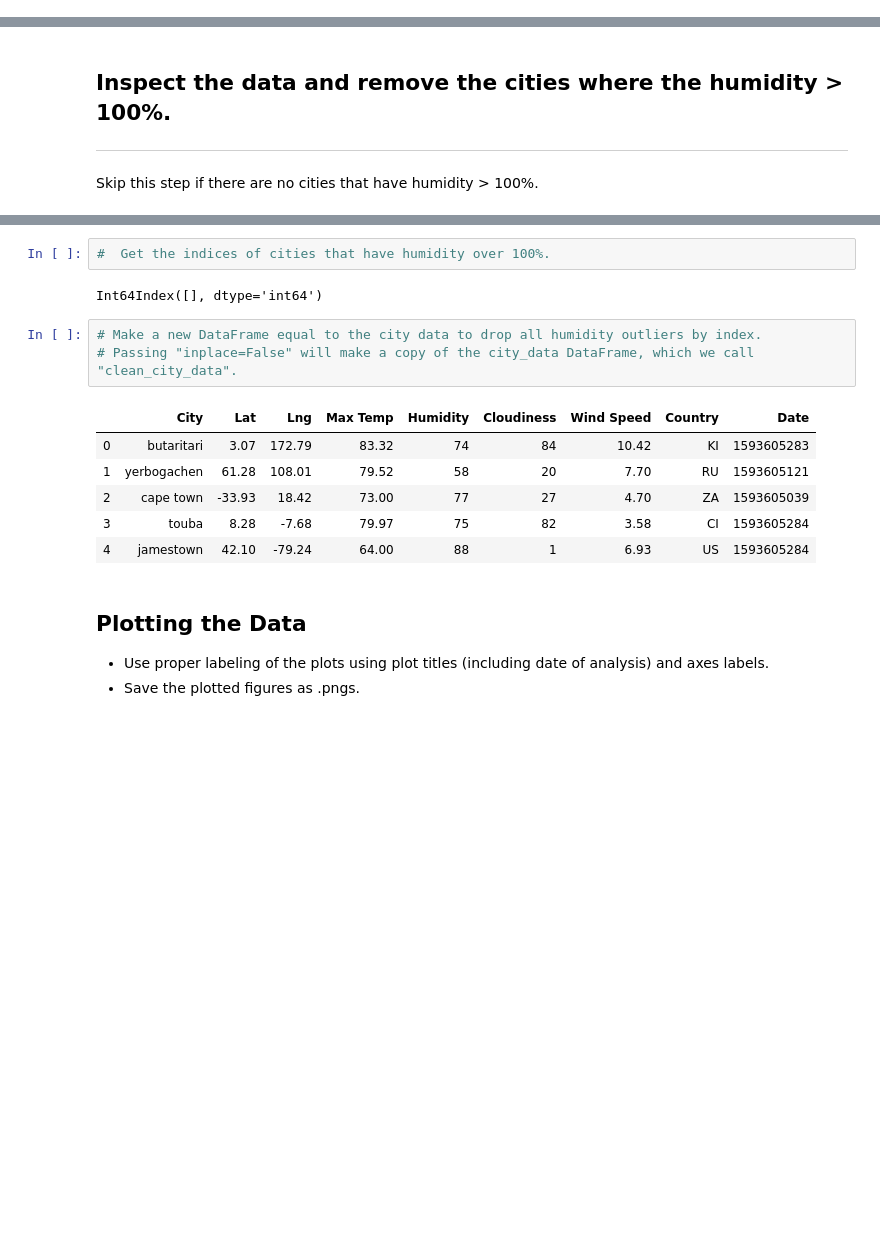
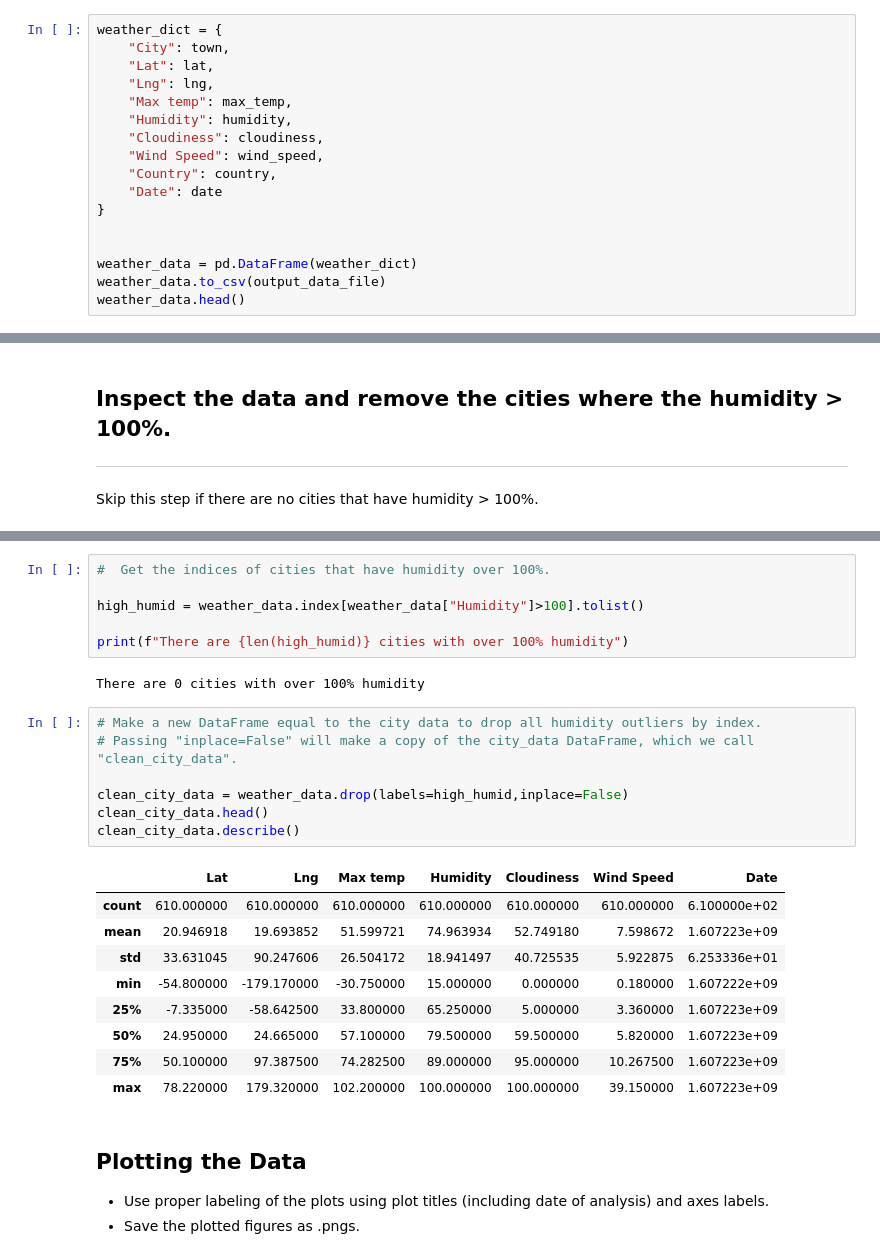
Before and after one commit to alagnevall/python-api-challenge, a Jupyter notebook: WeatherPy/WeatherPy.ipynb, the cells around one changed output, grey strips where cells are left out. Drawn from its saved outputs; the diff is of its cells as text; blank space fills up the shorter version.

```diff
--- a/WeatherPy/WeatherPy.ipynb
+++ b/WeatherPy/WeatherPy.ipynb
@@ -97,0 +127,17 @@ Data Retrieval Complete
+# %%
+weather_dict = {
+    "City": town,
+    "Lat": lat,
+    "Lng": lng,
+    "Max temp": max_temp,
+    "Humidity": humidity,
+    "Cloudiness": cloudiness,
+    "Wind Speed": wind_speed,
+    "Country": country,
+    "Date": date
+}
+
+
+weather_data = pd.DataFrame(weather_dict)
+weather_data.to_csv(output_data_file)
+weather_data.head()
@@ -113,17 +180,28 @@ Skip this step if there are no cities that have humidity > 100%.
 # %%
 #  Get the indices of cities that have humidity over 100%.
+
+high_humid = weather_data.index[weather_data["Humidity"]>100].tolist()
+
+print(f"There are {len(high_humid)} cities with over 100% humidity")
 # %% [output]
-Int64Index([], dtype='int64')
+There are 0 cities with over 100% humidity
 # %%
 # Make a new DataFrame equal to the city data to drop all humidity outliers by index.
 # Passing "inplace=False" will make a copy of the city_data DataFrame, which we call "clean_city_data".
+
+clean_city_data = weather_data.drop(labels=high_humid,inplace=False)
+clean_city_data.head()
+clean_city_data.describe()
 # %% [output]
-|  | City | Lat | Lng | Max Temp | Humidity | Cloudiness | Wind Speed | Country | Date |
-| 0 | butaritari | 3.07 | 172.79 | 83.32 | 74 | 84 | 10.42 | KI | 1593605283 |
-| 1 | yerbogachen | 61.28 | 108.01 | 79.52 | 58 | 20 | 7.70 | RU | 1593605121 |
-| 2 | cape town | -33.93 | 18.42 | 73.00 | 77 | 27 | 4.70 | ZA | 1593605039 |
-| 3 | touba | 8.28 | -7.68 | 79.97 | 75 | 82 | 3.58 | CI | 1593605284 |
-| 4 | jamestown | 42.10 | -79.24 | 64.00 | 88 | 1 | 6.93 | US | 1593605284 |
+|  | Lat | Lng | Max temp | Humidity | Cloudiness | Wind Speed | Date |
+| count | 610.000000 | 610.000000 | 610.000000 | 610.000000 | 610.000000 | 610.000000 | 6.100000e+02 |
+| mean | 20.946918 | 19.693852 | 51.599721 | 74.963934 | 52.749180 | 7.598672 | 1.607223e+09 |
+| std | 33.631045 | 90.247606 | 26.504172 | 18.941497 | 40.725535 | 5.922875 | 6.253336e+01 |
+| min | -54.800000 | -179.170000 | -30.750000 | 15.000000 | 0.000000 | 0.180000 | 1.607222e+09 |
+| 25% | -7.335000 | -58.642500 | 33.800000 | 65.250000 | 5.000000 | 3.360000 | 1.607223e+09 |
+| 50% | 24.950000 | 24.665000 | 57.100000 | 79.500000 | 59.500000 | 5.820000 | 1.607223e+09 |
+| 75% | 50.100000 | 97.387500 | 74.282500 | 89.000000 | 95.000000 | 10.267500 | 1.607223e+09 |
+| max | 78.220000 | 179.320000 | 102.200000 | 100.000000 | 100.000000 | 39.150000 | 1.607223e+09 |
 # %% [markdown]
 ## Plotting the Data
 * Use proper labeling of the plots using plot titles (including date of analysis) and axes labels.
```
Also changed, not shown: parts of 23 cells of this notebook, 9 other files.
